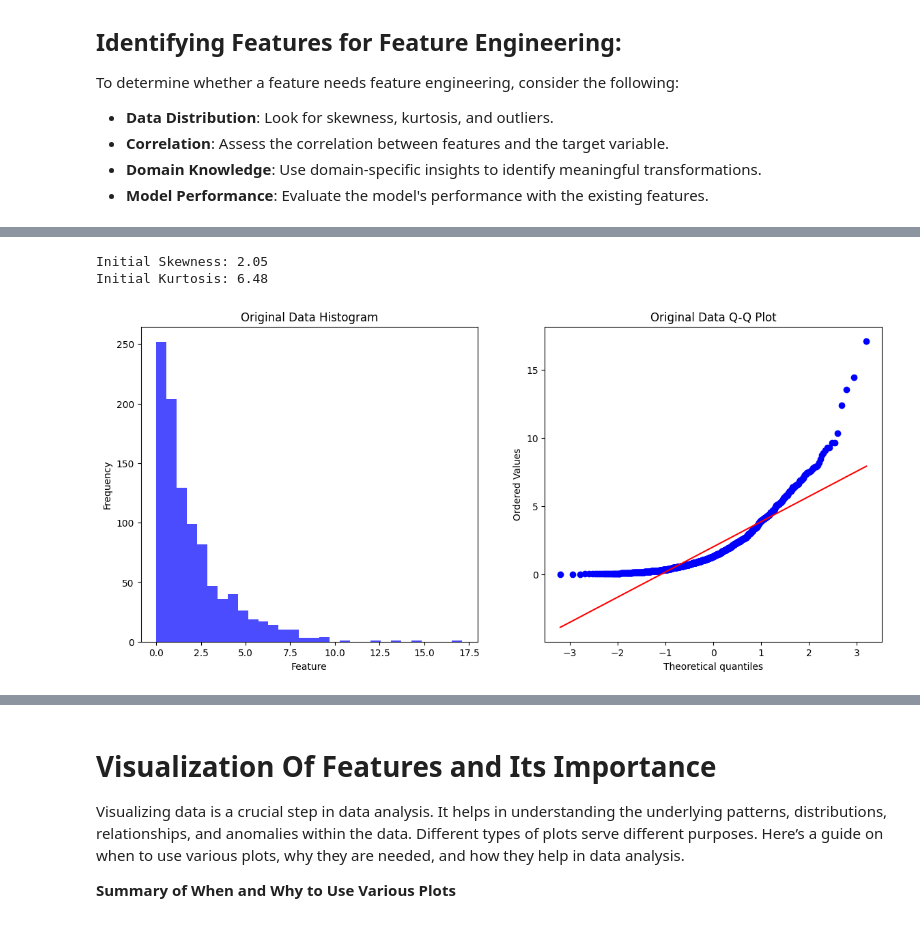
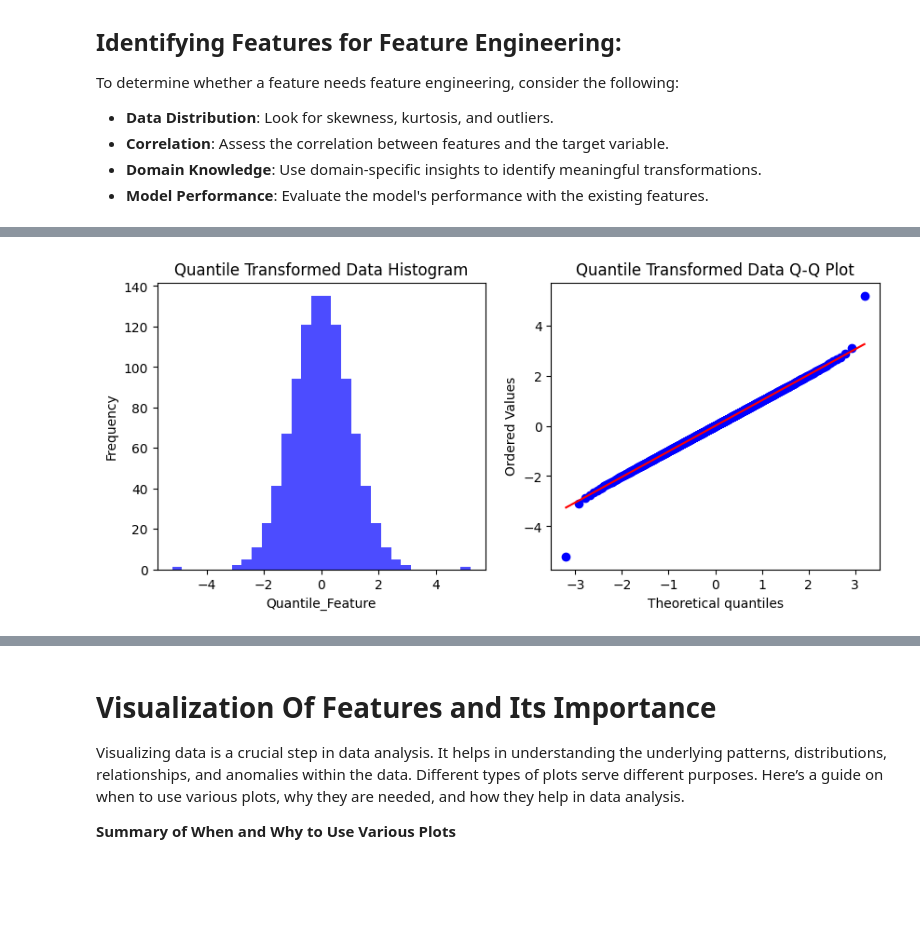
Before and after one commit to chakratechgeek/Supervised_Learning_MLOps, a Jupyter notebook: Multiple_linear_regression_analysis.ipynb, the cells around one changed output, grey strips where cells are left out. Cells and saved outputs as stored; diff of their text form; code cells hidden in the pictures; blank space fills up the shorter version.

```diff
--- a/Multiple_linear_regression_analysis.ipynb
+++ b/Multiple_linear_regression_analysis.ipynb
@@ -2135,39 +2286,22 @@ Skewness: 2.40
 # %%
-import numpy as np
-import pandas as pd
-import matplotlib.pyplot as plt
-from scipy.stats import skew, kurtosis, boxcox, probplot
+from sklearn.preprocessing import QuantileTransformer
 
-# Generate example data with positive values and various degrees of skewness
-np.random.seed(0)
-data = np.random.exponential(scale=2, size=1000)  # Positively skewed data
+# Apply quantile transformation with normal output distribution
+quantile_transformer = QuantileTransformer(output_distribution='normal')
+df['Quantile_Feature'] = quantile_transformer.fit_transform(df[['Feature']])
 
-df = pd.DataFrame({'Feature': data})
-
-# Check for positive data
-if (df['Feature'] <= 0).any():
-    raise ValueError("Box-Cox transformation requires strictly positive values.")
-
-# Calculate skewness and kurtosis
-initial_skewness = skew(df['Feature'])
-initial_kurtosis = kurtosis(df['Feature'])
-print(f"Initial Skewness: {initial_skewness:.2f}")
-print(f"Initial Kurtosis: {initial_kurtosis:.2f}")
-
-# Plot original data
-plt.figure(figsize=(14, 6))
+# Plot quantile transformed data
+plt.figure(figsize=(10, 4))
 plt.subplot(1, 2, 1)
-plt.hist(df['Feature'], bins=30, color='blue', alpha=0.7)
-plt.title('Original Data Histogram')
-plt.xlabel('Feature')
+plt.hist(df['Quantile_Feature'], bins=30, color='blue', alpha=0.7)
+plt.title('Quantile Transformed Data Histogram')
+plt.xlabel('Quantile_Feature')
 plt.ylabel('Frequency')
 
 plt.subplot(1, 2, 2)
-probplot(df['Feature'], dist="norm", plot=plt)
-plt.title('Original Data Q-Q Plot')
+probplot(df['Quantile_Feature'], dist="norm", plot=plt)
+plt.title('Quantile Transformed Data Q-Q Plot')
 
 plt.show()
 # %% [output]
-Initial Skewness: 2.05
-Initial Kurtosis: 6.48
-[figure, old version]
+[figure, new version]
```
Also changed, not shown: parts of 10 cells of this notebook.
